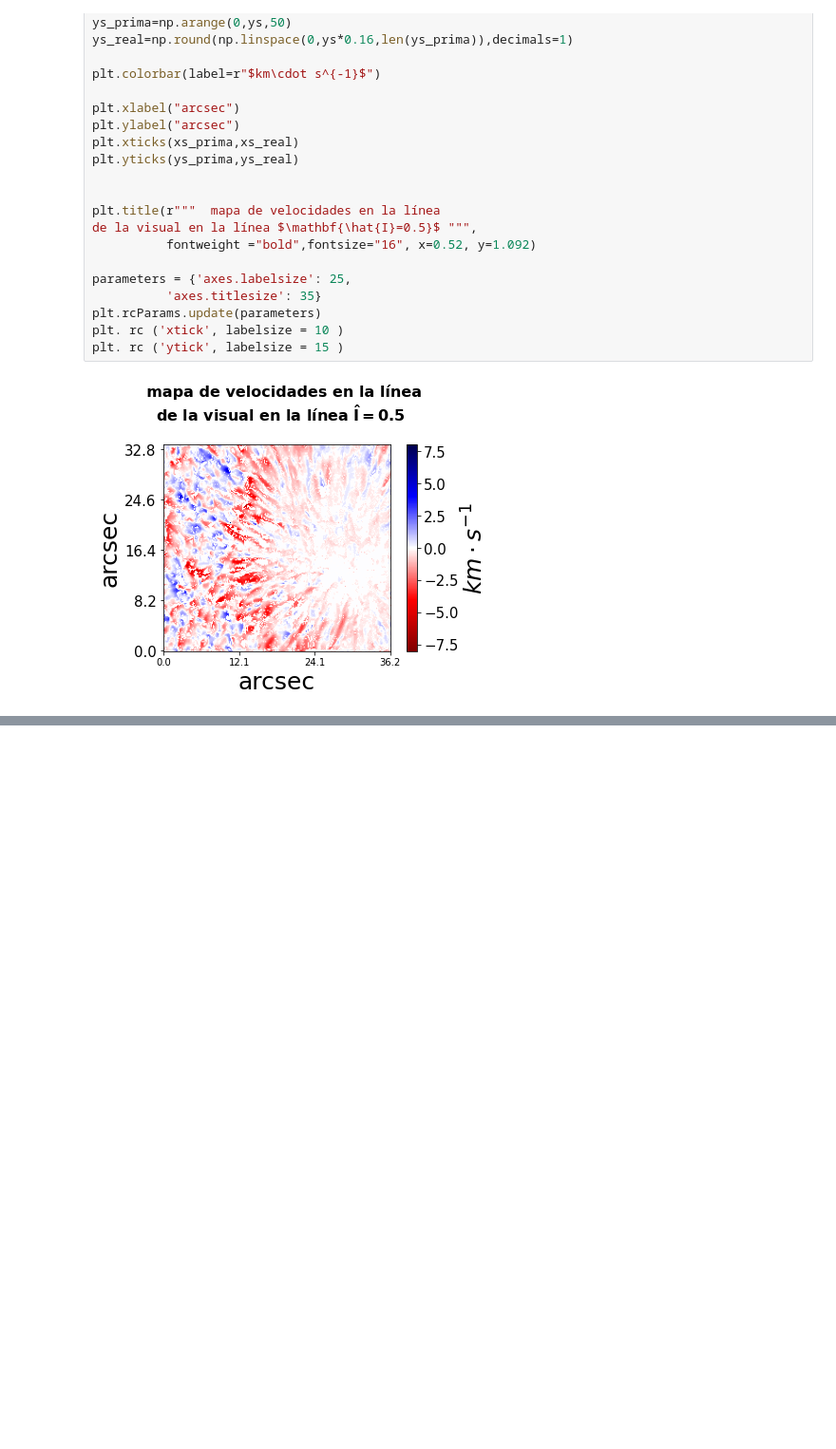
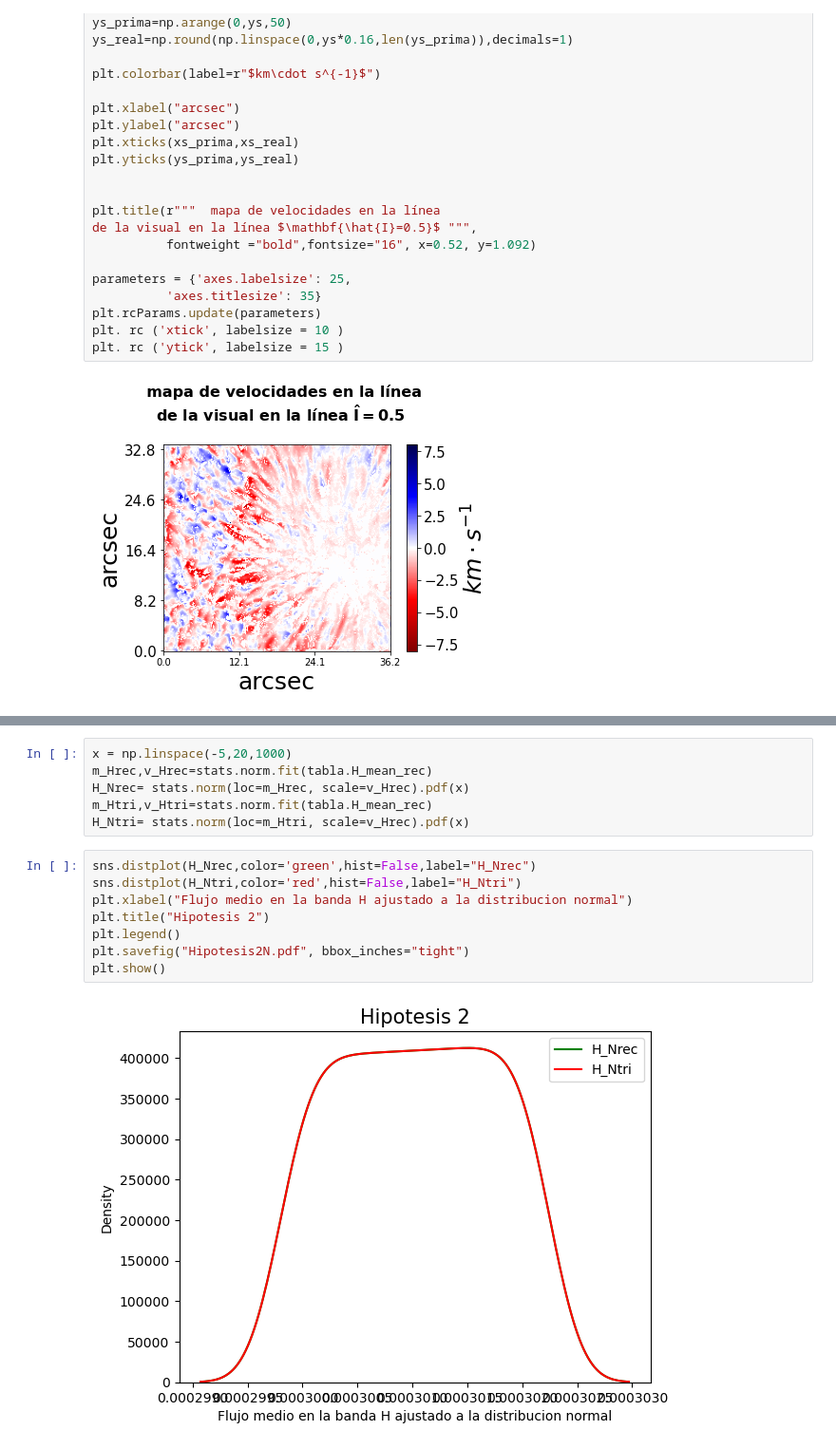
Before and after one commit to oscarcalv/Primer-Parcial-de-Fisica-Computacional, a Jupyter notebook: cuaderno_parcial.ipynb, the cells around one changed output, grey strips where cells are left out. Shown at 95% size. Cells and saved outputs as stored; diff of their text form; blank space fills up the shorter version.

```diff
--- a/cuaderno_parcial.ipynb
+++ b/cuaderno_parcial.ipynb
@@ -571,0 +551,16 @@ print(tabla.R_mean
+# %%
+x = np.linspace(-5,20,1000)
+m_Hrec,v_Hrec=stats.norm.fit(tabla.H_mean_rec)
+H_Nrec= stats.norm(loc=m_Hrec, scale=v_Hrec).pdf(x)
+m_Htri,v_Htri=stats.norm.fit(tabla.H_mean_rec)
+H_Ntri= stats.norm(loc=m_Htri, scale=v_Hrec).pdf(x)
+# %%
+sns.distplot(H_Nrec,color='green',hist=False,label="H_Nrec")
+sns.distplot(H_Ntri,color='red',hist=False,label="H_Ntri")
+plt.xlabel("Flujo medio en la banda H ajustado a la distribucion normal")
+plt.title("Hipotesis 2")
+plt.legend()
+plt.savefig("Hipotesis2N.pdf", bbox_inches="tight")
+plt.show()
+# %% [output]
+[figure, added]
```
Also changed, not shown: parts of 15 cells of this notebook, 10 other files.
